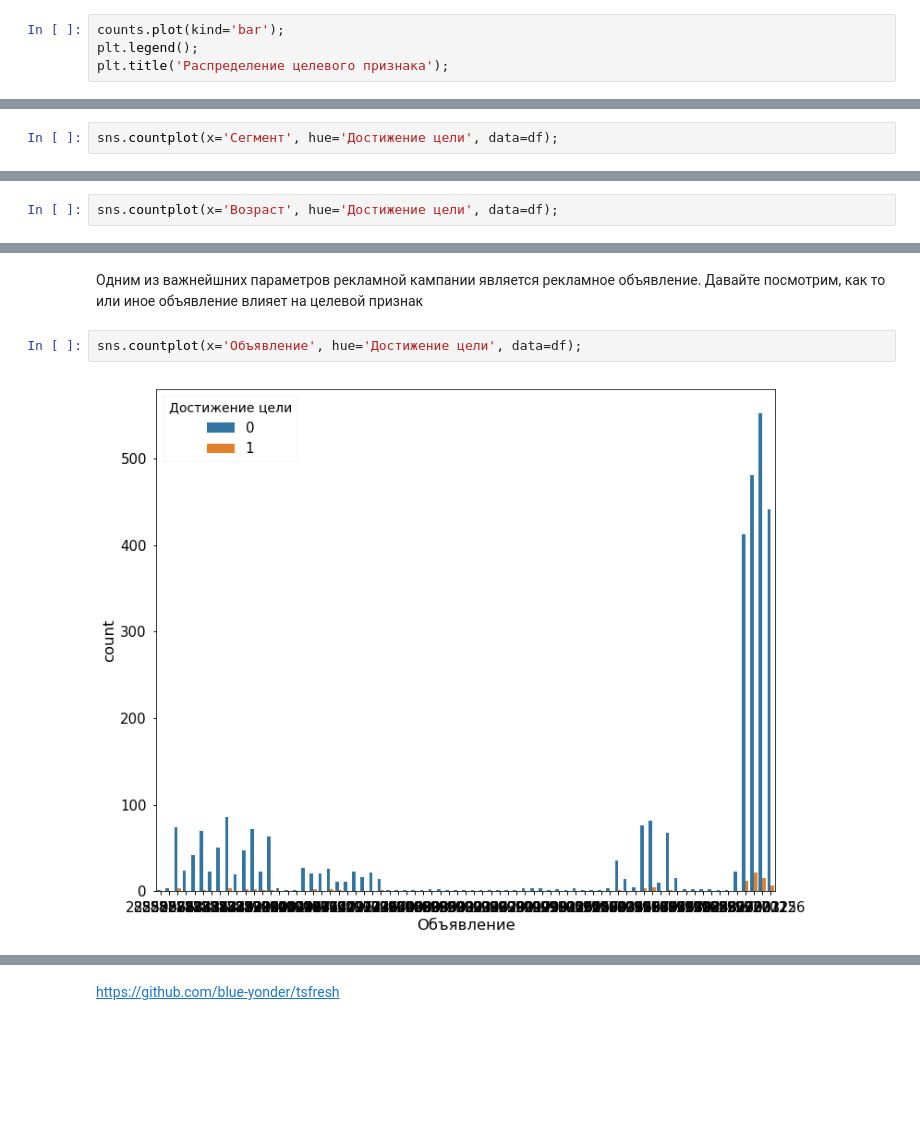
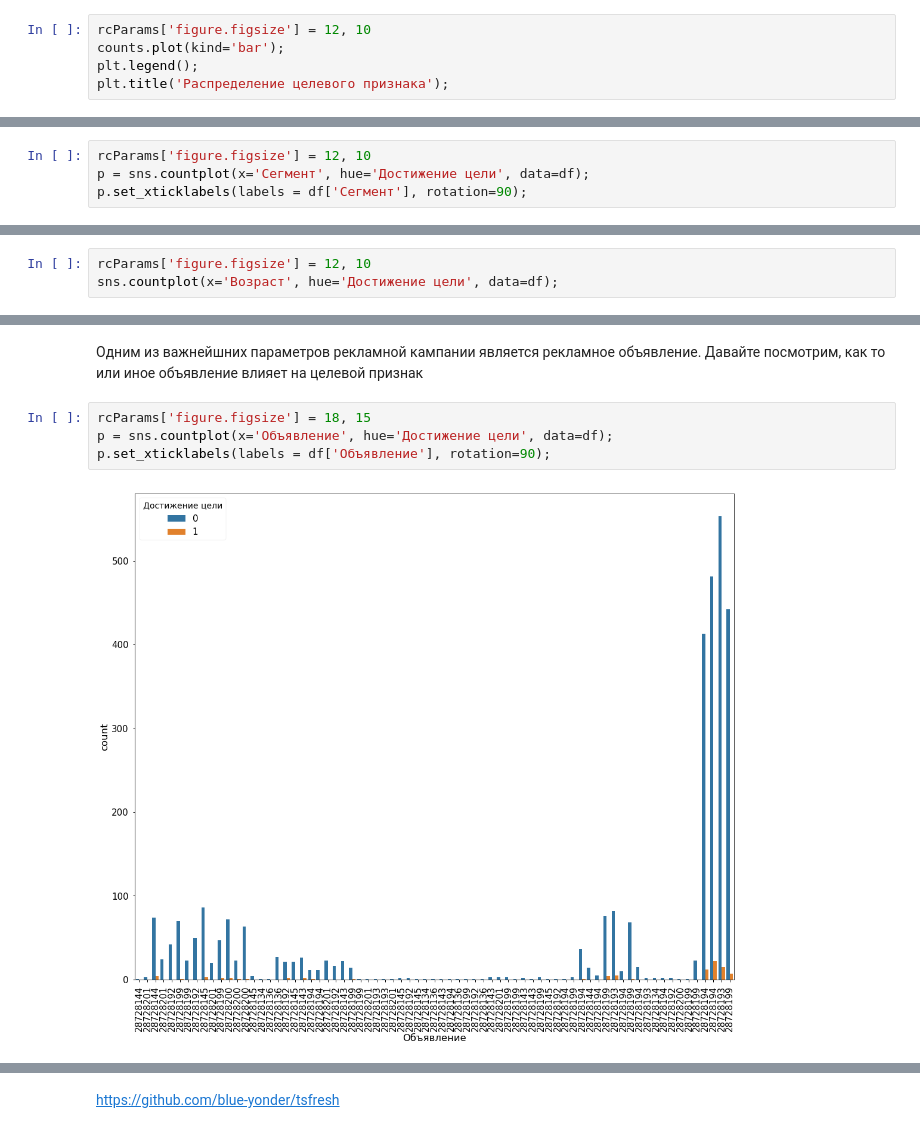
Before and after one commit to maxsaprykin/ind_project, a Jupyter notebook: Определение факторов, влияющих на выполнение целевого действия посетителем интернет-страницы.ipynb, the cells around one changed output, grey strips where cells are left out. Drawn from its saved outputs; the diff is of its cells as text; blank space fills up the shorter version.

```diff
--- a/Определение факторов, влияющих на выполнение целевого действия посетителем интернет-страницы.ipynb
+++ b/Определение факторов, влияющих на выполнение целевого действия посетителем интернет-страницы.ipynb
@@ -180,6 +181,7 @@ print("Конверсия сайта: {}%".format(round(counts[1]/counts[0], 3)
 # %% [output]
 Конверсия сайта: 2.8000000000000003%
 # %%
+rcParams['figure.figsize'] = 12, 10
 counts.plot(kind='bar');
 plt.legend();
 plt.title('Распределение целевого признака');
@@ -197,5 +199,7 @@ pd.crosstab(df['Достижение цели'], df['Сегмент'], margins=T
 | 1 | 6 | 1 | 7 | 4 | ... |
 | All | 215 | 167 | 185 | 189 | ... |
 # %%
-sns.countplot(x='Сегмент', hue='Достижение цели', data=df);
+rcParams['figure.figsize'] = 12, 10
+p = sns.countplot(x='Сегмент', hue='Достижение цели', data=df);
+p.set_xticklabels(labels = df['Сегмент'], rotation=90);
 # %% [output]
@@ -272,4 +357,5 @@ print('ПК: {}%\nПланшет: {}%\nСмартфон: {}%'.format(conv_pk, co
 # %%
+rcParams['figure.figsize'] = 12, 10
 sns.countplot(x='Возраст', hue='Достижение цели', data=df);
 # %% [output]
 [figure]
@@ -278,6 +364,8 @@ sns.countplot(x='Возраст', hue='Достижение цели', data=df);
 # %% [markdown]
 Одним из важнейшних параметров рекламной кампании является рекламное объявление. Давайте посмотрим, как то или иное объявление влияет на целевой признак
 # %%
-sns.countplot(x='Объявление', hue='Достижение цели', data=df);
+rcParams['figure.figsize'] = 18, 15
+p = sns.countplot(x='Объявление', hue='Достижение цели', data=df);
+p.set_xticklabels(labels = df['Объявление'], rotation=90);
 # %% [output]
-[figure, old version]
+[figure, new version]
```
Also changed, not shown: parts of 37 cells of this notebook, 1 other file.
